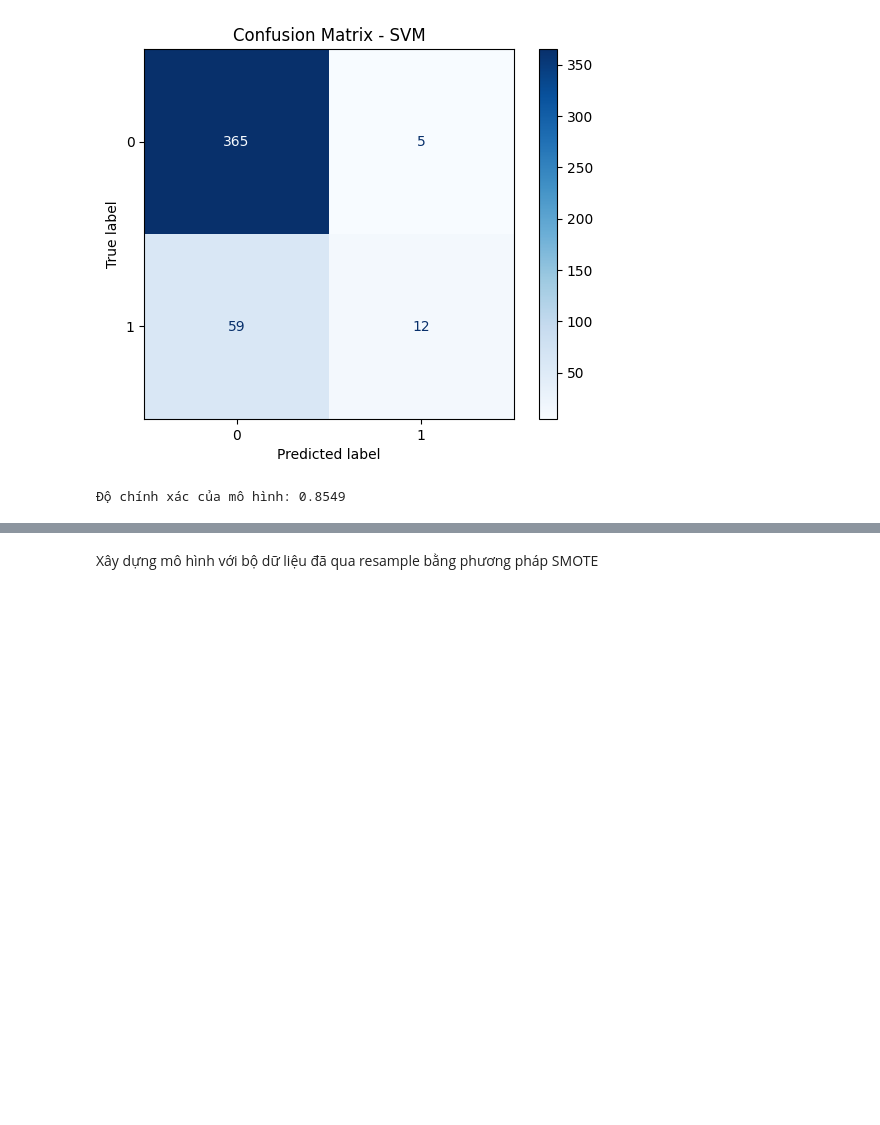
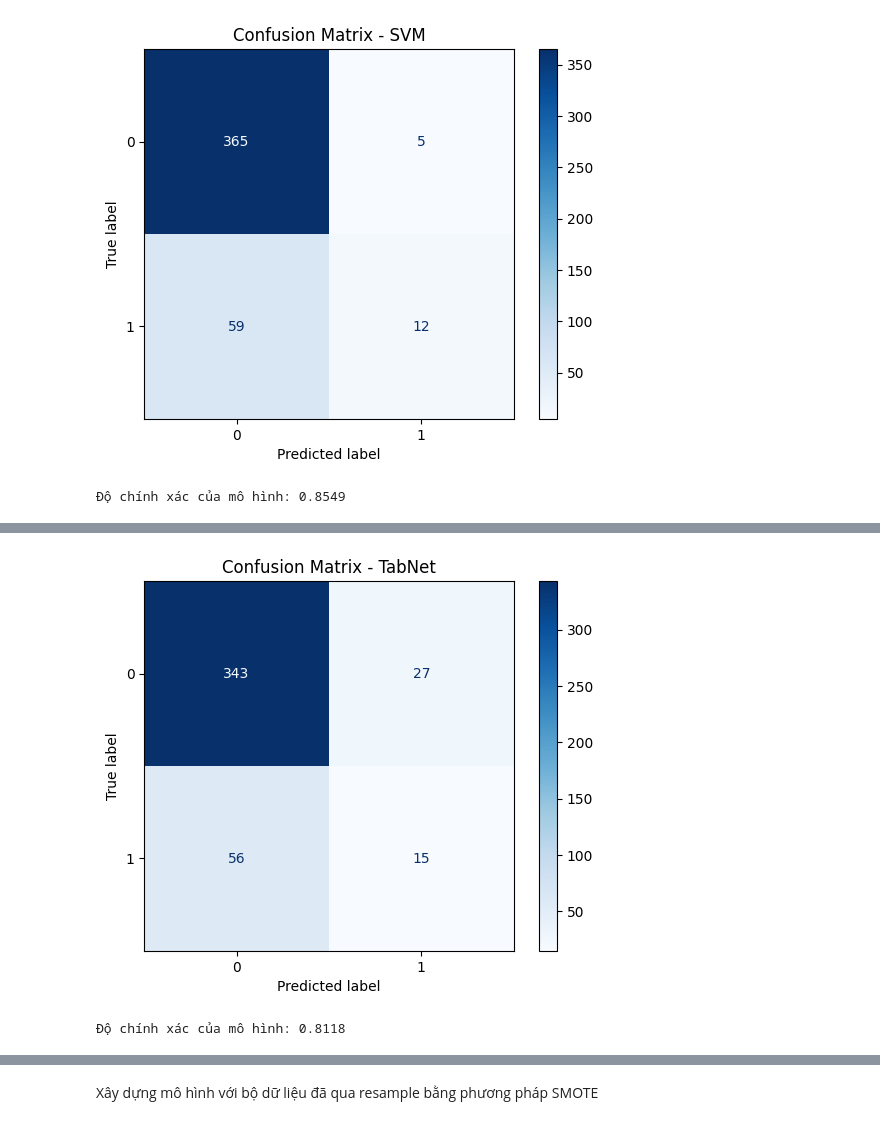
Before and after one commit to Kennenzz/predict-employee-attrition, a Jupyter notebook: Train.ipynb, the cells around one changed output, grey strips where cells are left out. Drawn from its saved outputs; the diff is of its cells as text; code cells hidden in the pictures; blank space fills up the shorter version.

```diff
--- a/Train.ipynb
+++ b/Train.ipynb
@@ -856,9 +856,15 @@ weighted avg       0.84      0.85      0.82       441
 # %%
 # Huấn luyện mô hình Tabnet
 # TabNetClassifier không nhận 'random_state' — dùng 'seed' nếu cần khởi tạo ngẫu nhiên
+# X_train / y_train có thể đã là numpy.ndarray (sau scaler), do đó tránh gọi .values trên numpy arrays
+X_tabnet = X_train if isinstance(X_train, np.ndarray) else X_train.values
+y_tabnet = y_train if isinstance(y_train, np.ndarray) else y_train.values
+
 model_tabnet = TabNetClassifier(seed=42)
-model_tabnet.fit(X_train.values, y_train.values, max_epochs=100, patience=10, batch_size=1024, virtual_batch_size=128)
-y_pred_tabnet = model_tabnet.predict(X_test.values)
+model_tabnet.fit(X_tabnet, y_tabnet, max_epochs=100, patience=10, batch_size=1024, virtual_batch_size=128)
+
+X_test_tabnet = X_test if isinstance(X_test, np.ndarray) else X_test.values
+y_pred_tabnet = model_tabnet.predict(X_test_tabnet)
 print("Báo cáo phân loại:")
 print(classification_report(y_test, y_pred_tabnet))
 # Plot confusion matrix
@@ -872,3 +894,5 @@ AttributeError: 'numpy.ndarray' object has no attribute 'values'
+[figure, added]
+Độ chính xác của mô hình: 0.8118
 # %%
 # Dùng SHAP để giải thích các mô hình đã huấn luyện
 # Lưu ý: shap.Explainer cần một hàm callable (vd. predict_proba) hoặc explainer chuyên dụng
```
Also changed, not shown: parts of 19 cells of this notebook, 8 other files.
